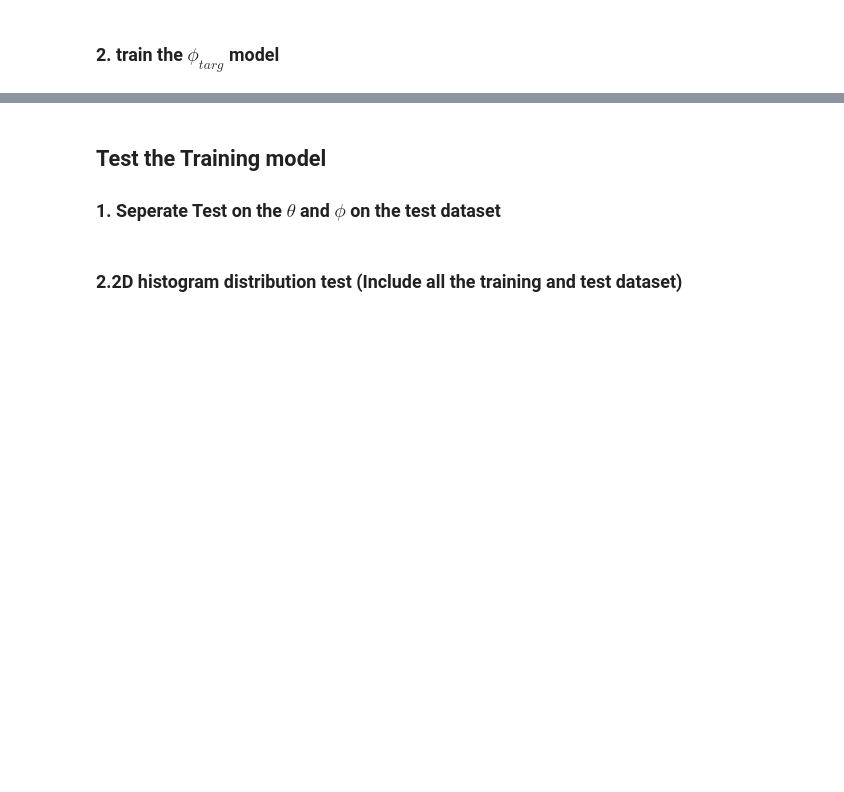
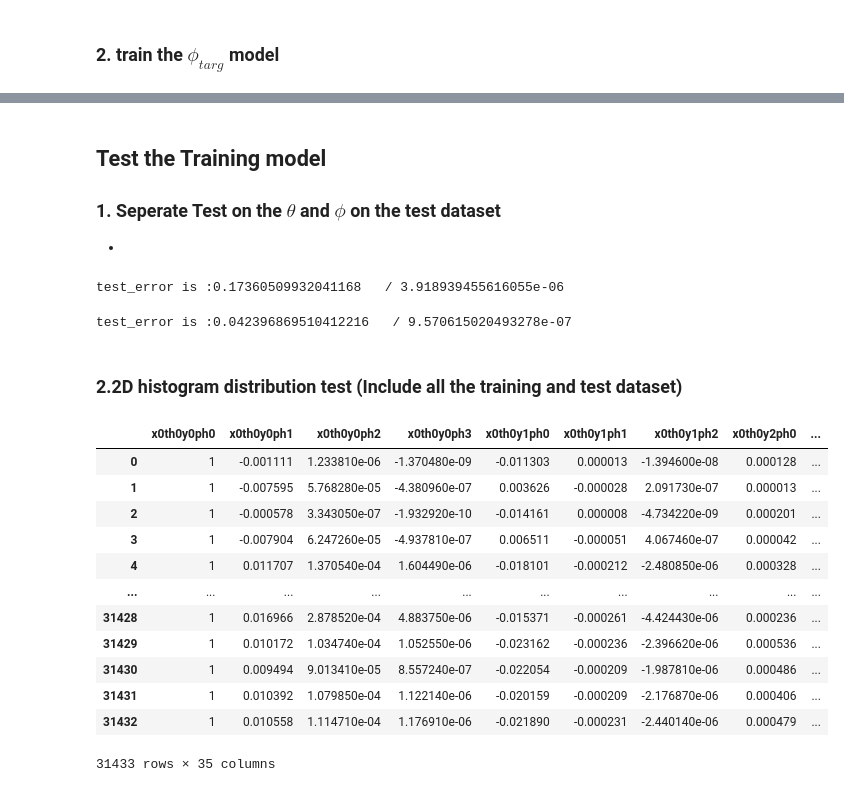
Before and after one commit to Jiansiyu/spectrometer_nn, a Jupyter notebook: training_nn/optics_nn.ipynb, the cells around one changed output, grey strips where cells are left out. Drawn from its saved outputs; the diff is of its cells as text; code cells hidden in the pictures; blank space fills up the shorter version.

```diff
--- a/training_nn/optics_nn.ipynb
+++ b/training_nn/optics_nn.ipynb
@@ -259,8 +277,10 @@ torch.save(phiOptnet.state_dict(), phi_model_PATH)
 ## Test the Training model
 
 ### 1. Seperate Test on the $\theta$ and $\phi$ on the test dataset
+-
 # %%
 testNet_theta = OptNet()
+testNet_theta.to(device)
 testNet_theta.load_state_dict(torch.load(theta_model_PATH))
 
 test_loss = 0
@@ -276,21 +296,26 @@ with torch.no_grad():
         test_loss += loss
         mseArr.append(loss)
 print('test_error is :{}   / {}'.format(test_loss,sum(mseArr)/len(mseArr)))
+# %% [output]
+test_error is :0.17360509932041168   / 3.918939455616055e-06
 # %%
 testNet_phi = OptNet()
+testNet_phi.to(device)
 testNet_phi.load_state_dict(torch.load(phi_model_PATH))
 
 test_loss = 0
 mseArr = []
 with torch.no_grad():
     for i in range(len(y_testPh)):
-        positions = X_testPh[i]
-        labels = y_testPh[i]
+        positions = X_testPh[i].to(device)
+        labels = y_testPh[i].to(device)
         outputs = testNet_phi(positions)
         loss = criterion(outputs,labels)
         test_loss += loss
         mseArr.append(loss)
 print('test_error is :{}   / {}'.format(test_loss,sum(mseArr)/len(mseArr)))
+# %% [output]
+test_error is :0.042396869510412216   / 9.570615020493278e-07
 # %% [markdown]
 ### 2.2D histogram distribution test (Include all the training and test dataset)
 # %%
@@ -307,16 +332,30 @@ def predictor(model_path,x_test):
             res = torch.cat((res,outputs))
     return res
 # %%
-alldatadf = data[data.runID.eq(2239)]
+alldatadf = data[data.runID.eq(2245)]
 # get the theta and phi dimension and get the predictions
 alldata = alldatadf.drop(labels=['evtID','runID','SieveRowID','SieveColID','CutID','bpmX','bpmY','targCalTh','targCalPh'], axis=1)
 
 alldatatensor = torch.tensor(alldata.to_numpy()).float()
 
 theta = predictor(theta_model_PATH,alldatatensor)
 phi   = predictor(phi_model_PATH,alldatatensor)
 
 alldata
+# %% [output]
+|  | x0th0y0ph0 | x0th0y0ph1 | x0th0y0ph2 | x0th0y0ph3 | x0th0y1ph0 | x0th0y1ph1 | x0th0y1ph2 | x0th0y2ph0 | ... |
+| 0 | 1 | -0.001111 | 1.233810e-06 | -1.370480e-09 | -0.011303 | 0.000013 | -1.394600e-08 | 0.000128 | ... |
+| 1 | 1 | -0.007595 | 5.768280e-05 | -4.380960e-07 | 0.003626 | -0.000028 | 2.091730e-07 | 0.000013 | ... |
+| 2 | 1 | -0.000578 | 3.343050e-07 | -1.932920e-10 | -0.014161 | 0.000008 | -4.734220e-09 | 0.000201 | ... |
+| 3 | 1 | -0.007904 | 6.247260e-05 | -4.937810e-07 | 0.006511 | -0.000051 | 4.067460e-07 | 0.000042 | ... |
+| 4 | 1 | 0.011707 | 1.370540e-04 | 1.604490e-06 | -0.018101 | -0.000212 | -2.480850e-06 | 0.000328 | ... |
+| ... | ... | ... | ... | ... | ... | ... | ... | ... | ... |
+| 31428 | 1 | 0.016966 | 2.878520e-04 | 4.883750e-06 | -0.015371 | -0.000261 | -4.424430e-06 | 0.000236 | ... |
+| 31429 | 1 | 0.010172 | 1.034740e-04 | 1.052550e-06 | -0.023162 | -0.000236 | -2.396620e-06 | 0.000536 | ... |
+| 31430 | 1 | 0.009494 | 9.013410e-05 | 8.557240e-07 | -0.022054 | -0.000209 | -1.987810e-06 | 0.000486 | ... |
+| 31431 | 1 | 0.010392 | 1.079850e-04 | 1.122140e-06 | -0.020159 | -0.000209 | -2.176870e-06 | 0.000406 | ... |
+| 31432 | 1 | 0.010558 | 1.114710e-04 | 1.176910e-06 | -0.021890 | -0.000231 | -2.440140e-06 | 0.000479 | ... |
+31433 rows × 35 columns
 # %%
 alldatadf['predicPh'] =phi.numpy()
 alldatadf['predicTh'] =theta.numpy()
```
Also changed, not shown: parts of 4 cells of this notebook, 26 other files.
